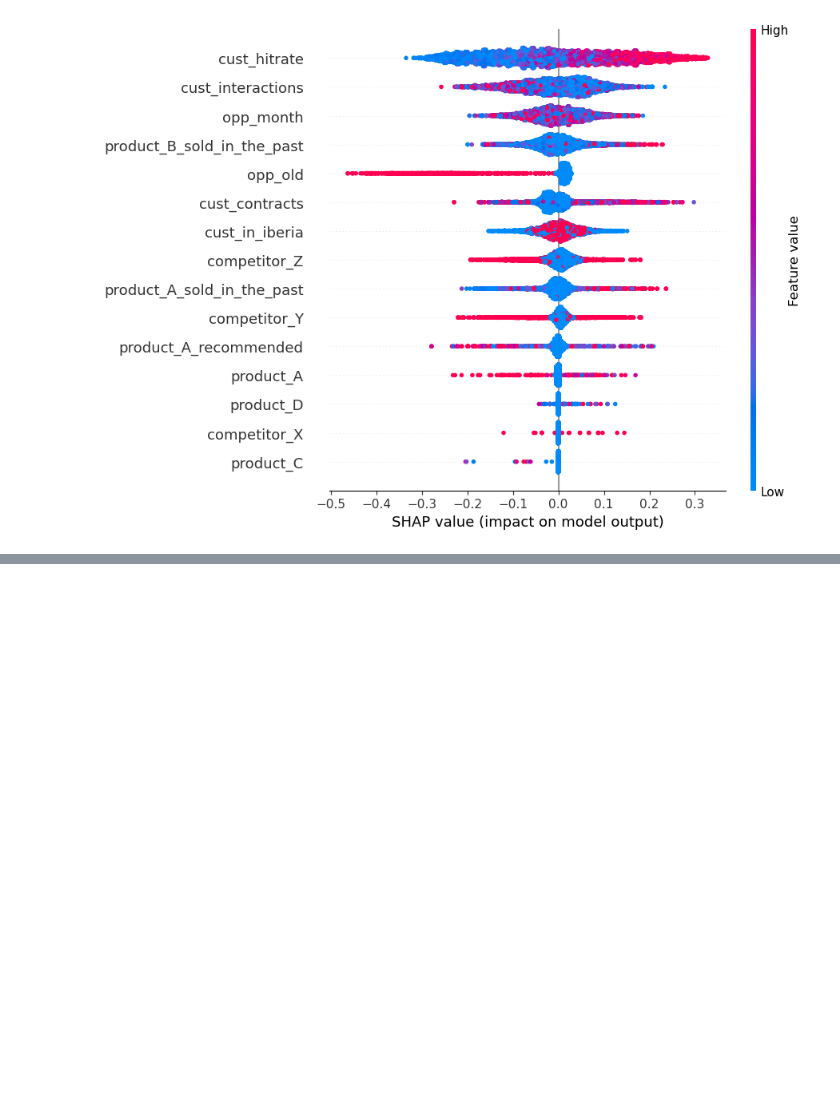
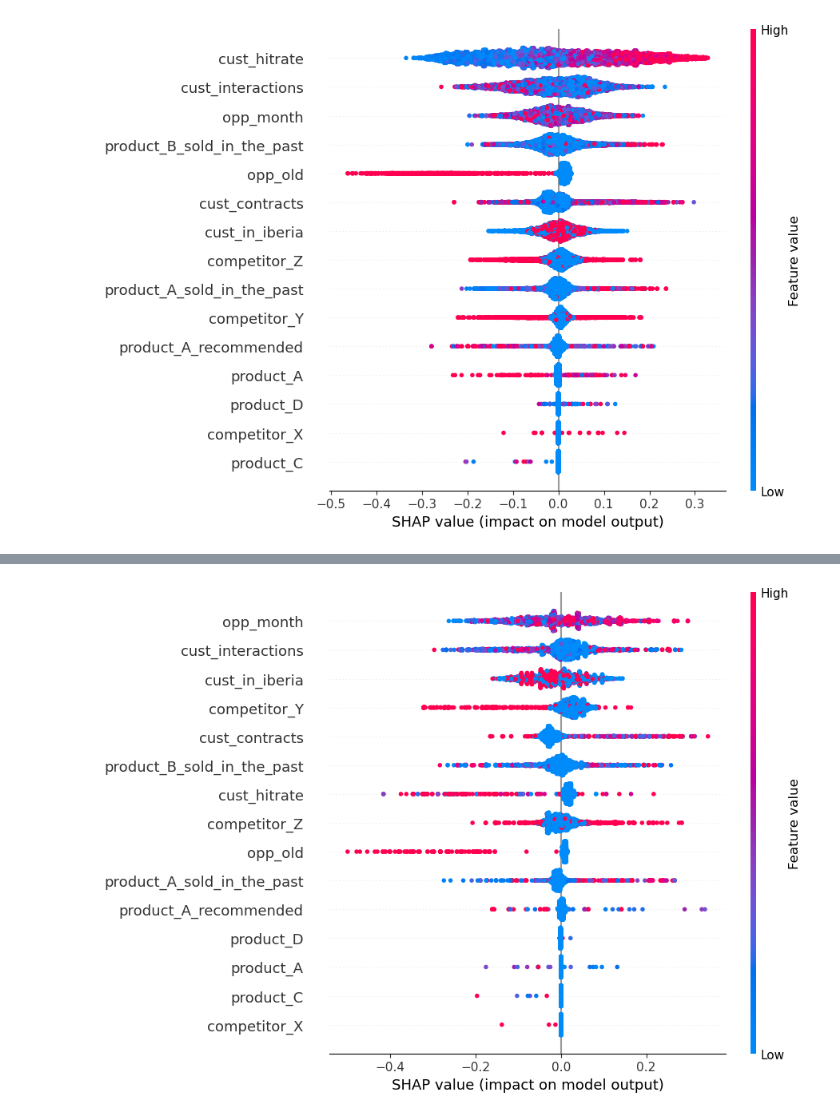
Before and after one commit to SebastianLunaValoroso/Datathon-Schneider-Electric, a Jupyter notebook: proves.ipynb, the cells around one changed output, grey strips where cells are left out. Saved outputs shown, nothing was run; the diff lists cells and outputs as text; code cells hidden in the pictures; blank space fills up the shorter version.

```diff
--- a/proves.ipynb
+++ b/proves.ipynb
@@ -33,0 +34,13 @@ shap.plots.beeswarm(shap_values_old[:,:,1], max_display=16)
+# %%
+Low_hitr = pd.read_csv("dataset.csv", usecols=range(1,17))
+Low_hitr = Low_hitr[Low_hitr["cust_hitrate"] < Low_hitr["cust_hitrate"].quantile(0.15)]
+X_low = Low_hitr.drop("target_variable", axis=1)
+y_low = Low_hitr["target_variable"]
+X_low_Train, X_low_Test, y_low_train, y_low_test = train_test_split(X_low, y_low, test_size = 0.3, random_state = 1)
+Rf_low = RandomForestClassifier(n_estimators=10)
+Rf_low.fit(X_low_Train,y_low_train)
+explainer_low = shap.TreeExplainer(Rf_low, X_low_Train)
+shap_values_low = explainer_low(X_low_Test, check_additivity=False)
+shap.plots.beeswarm(shap_values_low[:,:,1], max_display=16)
+# %% [output]
+[figure, added]
```
Also changed, not shown: parts of 2 cells of this notebook.
